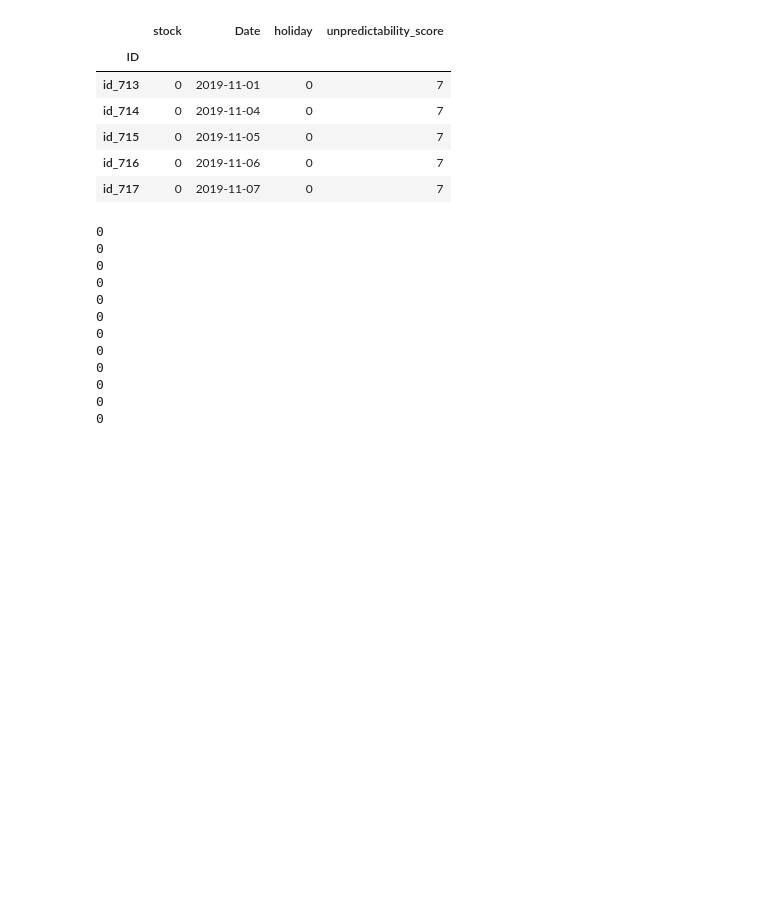
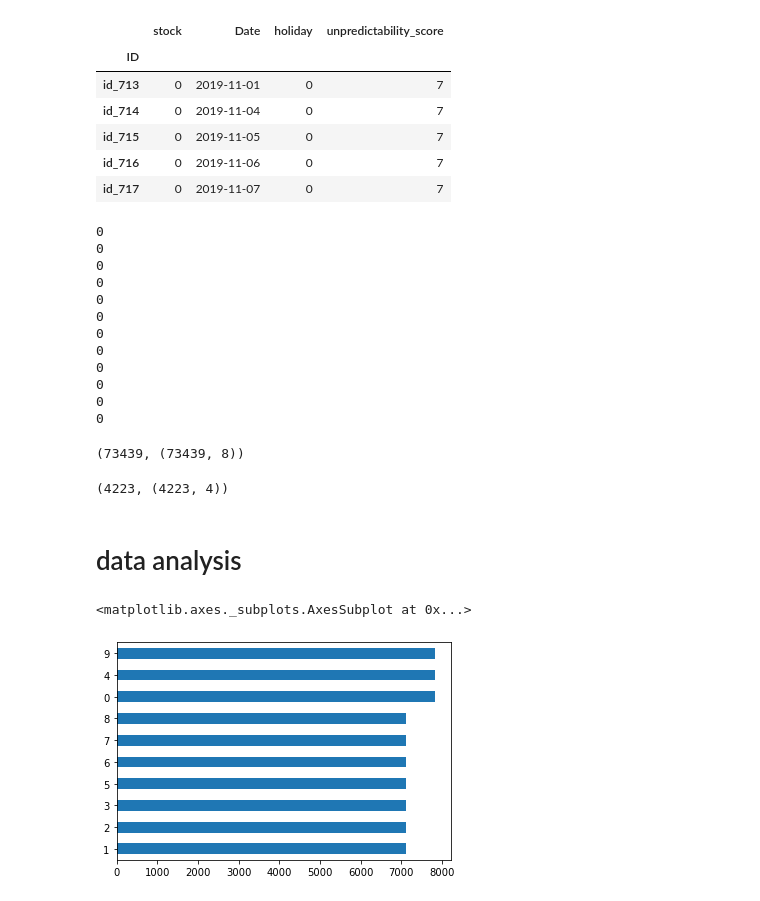
Before and after one commit to thunderock/AnalyticsVidhya_JANATAHACK, a Jupyter notebook: stocks/data_analysis.ipynb, the cells around one changed output. Drawn from its saved outputs; the diff is of its cells as text; code cells hidden in the pictures; blank space fills up the shorter version.

Commit message:
started analysing data

```diff
--- a/stocks/data_analysis.ipynb
+++ b/stocks/data_analysis.ipynb
@@ -47,6 +49,10 @@ for col in tdf.columns:
 0
 0
 # %%
-df.ID.nunique(), df.shape
+df.index.nunique(), df.shape
+# %% [output]
+(73439, (73439, 8))
 # %%
-tdf.ID.nunique(), tdf.shape
+tdf.index.nunique(), tdf.shape
+# %% [output]
+(4223, (4223, 4))
@@ -58,0 +59,7 @@ df.unpredictability_score.value_counts(dropna=False, )
+# %% [markdown]
+# data analysis
+# %%
+df.unpredictability_score.value_counts(dropna=False, sort=True, ascending=True).sort_values().plot(kind='barh')
+# %% [output]
+<matplotlib.axes._subplots.AxesSubplot at 0x...>
+[figure, added]
```
Also changed, not shown: parts of 31 cells of this notebook, 2 other files.
